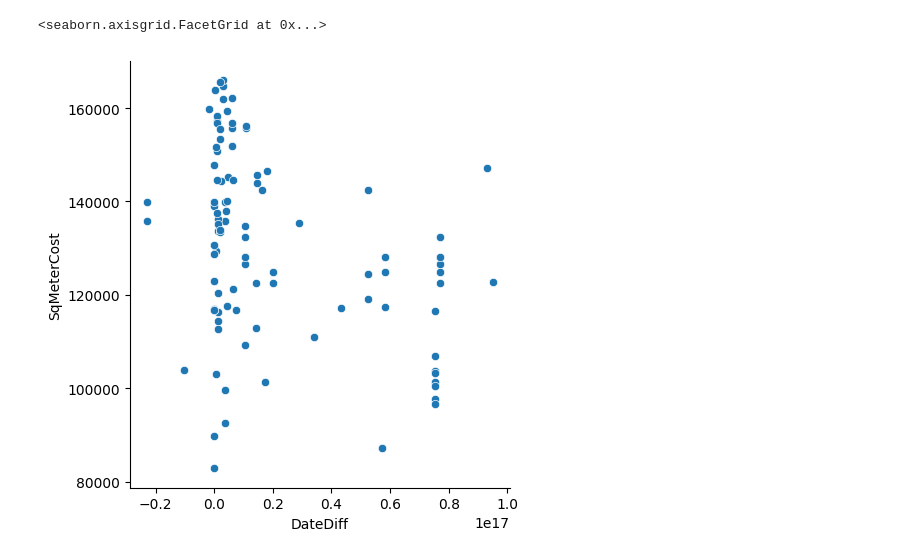
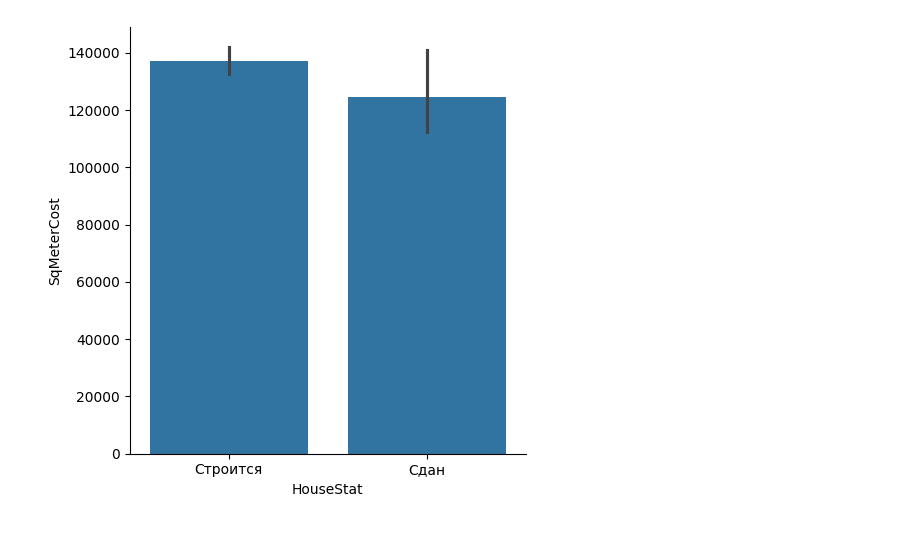
Before and after one commit to makcymal/realestate, a Jupyter notebook: insights.ipynb, the cells around one changed output. Cells and saved outputs as stored; diff of their text form; code cells hidden in the pictures.

```diff
--- a/insights.ipynb
+++ b/insights.ipynb
@@ -50,7 +56,11 @@ fig = sns.catplot(
-# %%
-# dates are insignificant
-df["DateDiff"] = df["InsDate"] - df["PayAccDate"]
-sns.relplot(data=df, x="DateDiff", y="SqMeterCost")
-# %% [output]
-<seaborn.axisgrid.FacetGrid at 0x...>
-[figure, removed]
+# %%
+# HouseCatg and HouseStatus aren't significant
+fig = sns.catplot(
+  data=df,
+  kind="bar",
+  x="HouseStat",
+  y="SqMeterCost",
+  errorbar=("ci", 95),
+)
+# %% [output]
+[figure, added]
```
Also changed, not shown: parts of 10 cells of this notebook.
